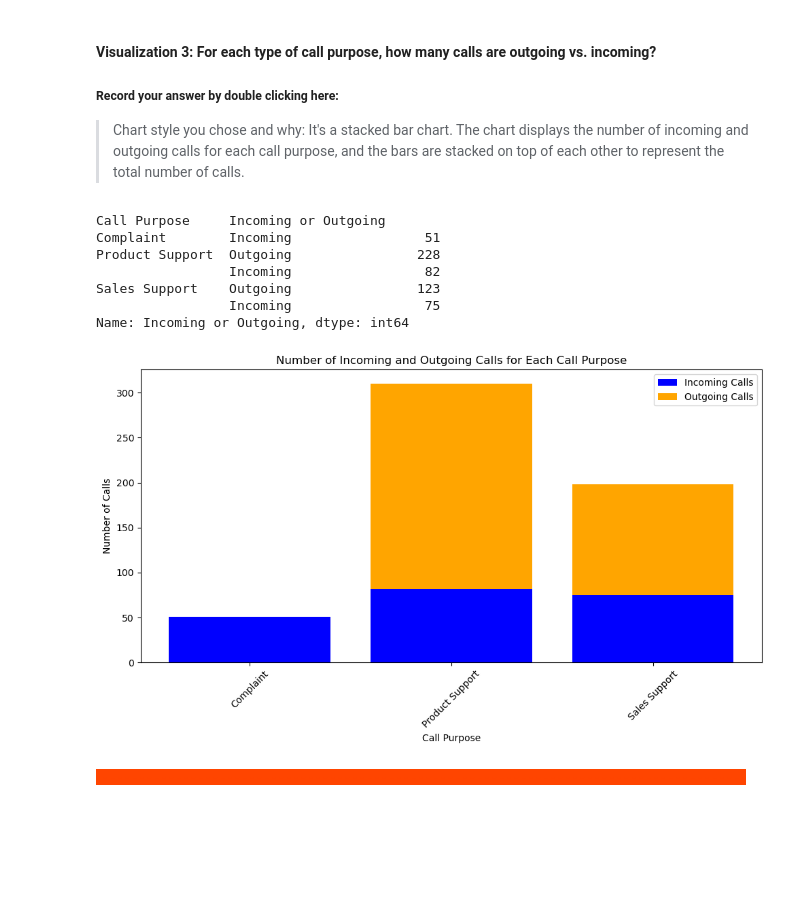
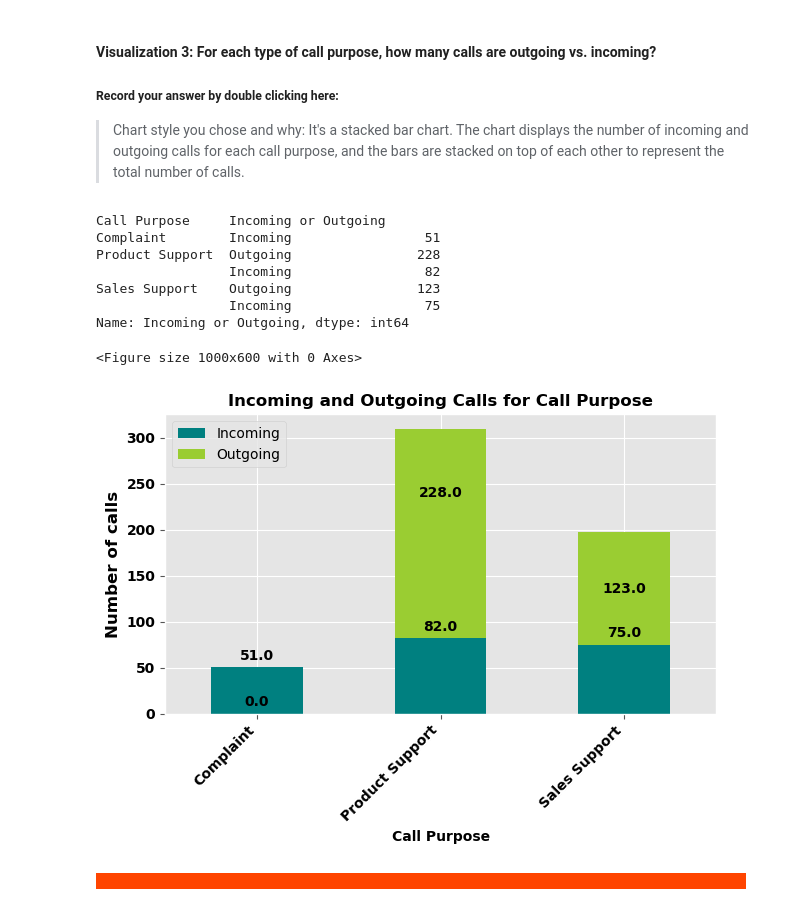
Before and after one commit to feruza-sattarova/call-center-cleanup-assignment, a Jupyter notebook: Call_Center_Cleanup.ipynb, the cells around one changed output. Cells and saved outputs as stored; diff of their text form; code cells hidden in the pictures; blank space fills up the shorter version.

```diff
--- a/Call_Center_Cleanup.ipynb
+++ b/Call_Center_Cleanup.ipynb
@@ -591,8 +660,7 @@ plt.show()
 
 > Chart style you chose and why: It's a stacked bar chart. The chart displays the number of incoming and outgoing calls for each call purpose, and the bars are stacked on top of each other to represent the total number of calls.
 # %%
-# Create visualization 3 here:
-# The three dictionaries, complaints, sales_support, and product_support, have the information you need
+# The three dictionaries, complaints, sales_support, and product_support, have the information we need
 
 purpose_group = df.groupby("Call Purpose")
 call_purpose = ["Complaint", "Product Support", "Sales Support"]
@@ -602,29 +670,6 @@ print(purpose_counts)
 complaints = purpose_counts["Complaint"].to_dict()
 sales_support = purpose_counts["Sales Support"].to_dict()
 product_support = purpose_counts["Product Support"].to_dict()
-
-#Your Code Here:
-
-# Create a stacked bar chart
-plt.figure(figsize=(10, 6))
-
-# Plot the first bars (incoming calls)
-plt.bar(call_purpose, [complaints.get('Incoming', 0), product_support.get('Incoming', 0), sales_support.get('Incoming', 0)],
-        label='Incoming Calls', color='blue')
-
-# Plot the second bars (outgoing calls) on top of the first bars
-plt.bar(call_purpose, [complaints.get('Outgoing', 0), product_support.get('Outgoing', 0), sales_support.get('Outgoing', 0)],
-        bottom=[complaints.get('Incoming', 0), product_support.get('Incoming', 0), sales_support.get('Incoming', 0)],
-        label='Outgoing Calls', color='orange')
-
-plt.xlabel('Call Purpose')
-plt.ylabel('Number of Calls')
-plt.title('Number of Incoming and Outgoing Calls for Each Call Purpose')
-plt.legend()
-plt.xticks(rotation=45)
-
-plt.tight_layout()
-plt.show()
 # %% [output]
 Call Purpose     Incoming or Outgoing
 Complaint        Incoming                 51
@@ -633,7 +678,36 @@ Product Support  Outgoing                228
 Sales Support    Outgoing                123
                  Incoming                 75
 Name: Incoming or Outgoing, dtype: int64
-[figure, removed]
+# %%
+#Visualization 3:
+purpose_counts = df.groupby(["Call Purpose", "Incoming or Outgoing"]).size().unstack()
+
+plt.figure(figsize=(10, 6))
+ax = purpose_counts.plot(kind='bar', stacked=True, color=['teal', 'yellowgreen'])
+
+plt.xlabel('Call Purpose', color='black', fontsize=10, fontweight='bold')
+plt.ylabel('Number of calls', color='black', fontsize=12, fontweight='bold')
+plt.title('Incoming and Outgoing Calls for Call Purpose', color='black', fontsize=12, fontweight='bold')
+
+# Adding text labels on top of each color block
+for container in ax.containers:
+    for bar in container:
+        height = bar.get_height()
+        ax.annotate('{}'.format(height),
+                    xy=(bar.get_x() + bar.get_width() / 2, height),
+                    xytext=(0, 3),  # 3 points vertical offset
+                    textcoords="offset points",
+                    ha='center', va='bottom', color='black', fontsize=10, fontweight='bold')
+
+plt.legend(['Incoming', 'Outgoing'], loc='upper left', prop={'size': 10}, fontsize=10)
+plt.xticks(rotation=45, ha='right', color='black', fontsize=10, fontweight='bold')
+plt.yticks(color='black', fontsize=10, fontweight='bold')
+plt.tight_layout()
+plt.savefig('Complaints_and_support_grouped_bar_with_labels.png')
+plt.show()
+# %% [output]
+<Figure size 1000x600 with 0 Axes>
+[figure, added]
 # %% [markdown]
 <span style="background-color:orangered; color:orangered;">- - - - - - - - - - - - - - - - - - - - - - - - - - - - - - - - - - - - - - - - - - - - - - - - - - - - - - - - - - - - - - - - - - - - - - - - - - - - - - - - - - - - - - - - -</span>
 # %% [markdown]
```
Also changed, not shown: parts of 31 cells of this notebook, 4 other files.
